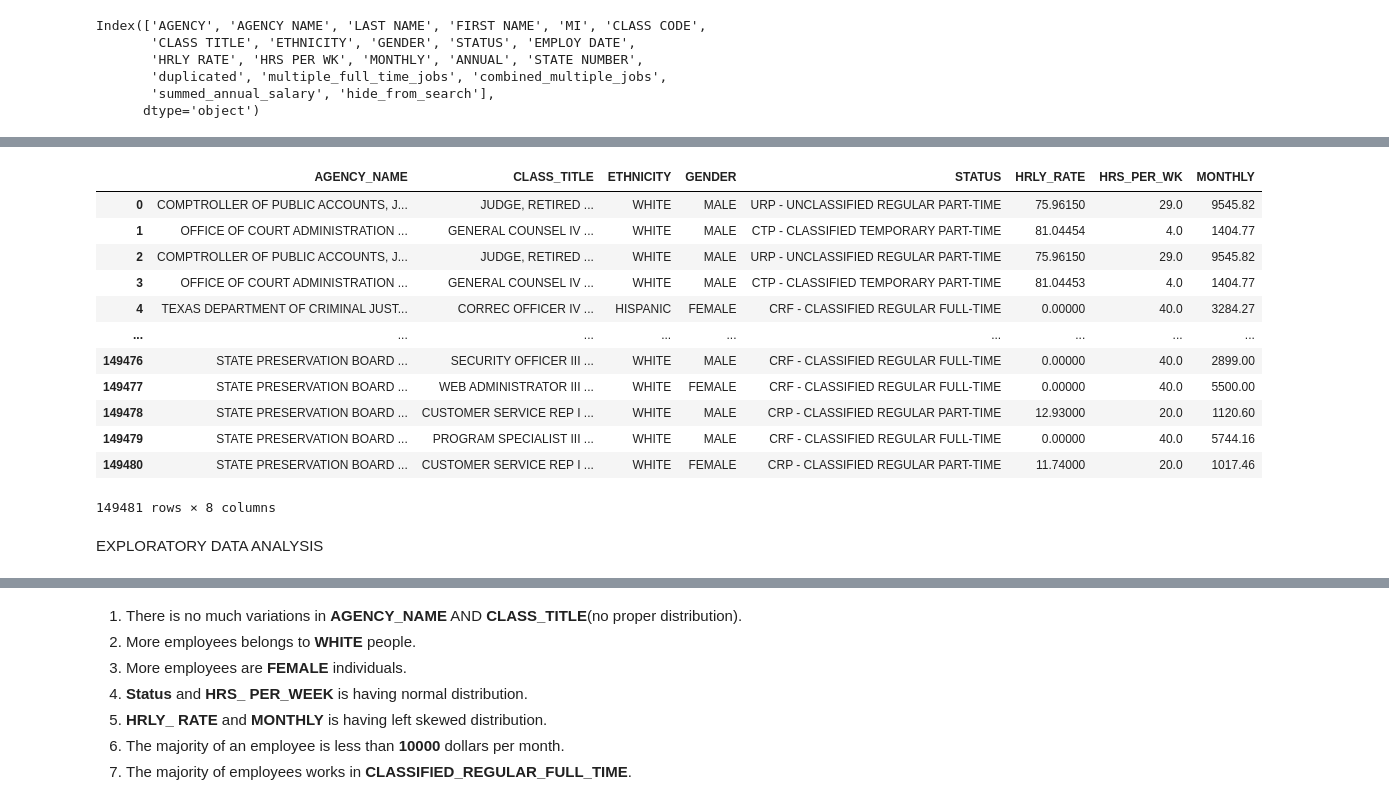
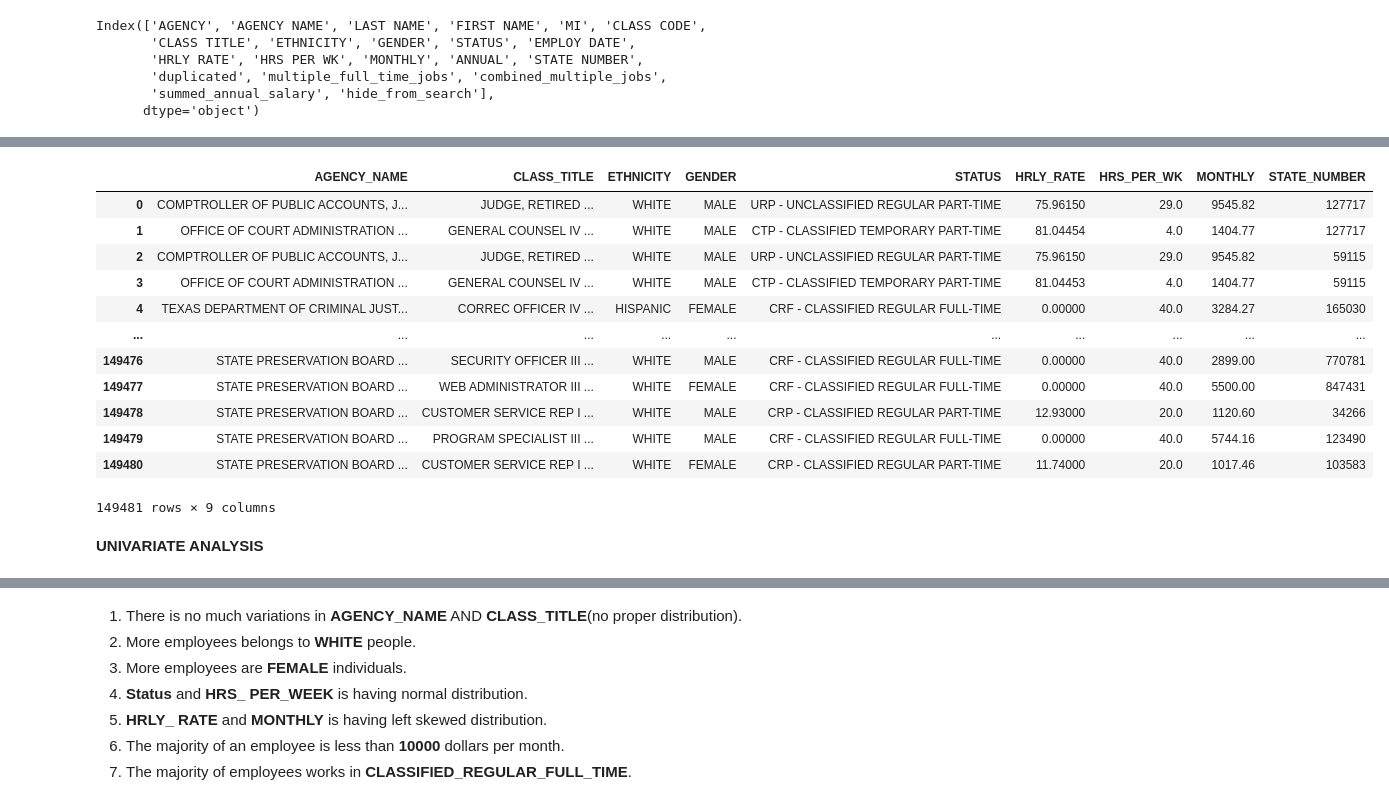
Before and after one commit to Navin7899/Texas-salary-prediction, a Jupyter notebook: Texas_Salary.ipynb, the cells around one changed output, grey strips where cells are left out. Drawn from its saved outputs; the diff is of its cells as text; code cells hidden in the pictures.

```diff
--- a/Texas_Salary.ipynb
+++ b/Texas_Salary.ipynb
@@ -9,5 +14,5 @@ import seaborn as sns
 # %%
-df=pd.read_csv('salary[1].csv')
+df=pd.read_csv('/content/drive/MyDrive/internship/salary.zip')
 # %%
 df
 # %% [output]
@@ -190,24 +207,27 @@ Index(['AGENCY', 'AGENCY NAME', 'LAST NAME', 'FIRST NAME', 'MI', 'CLASS CODE',
 # %%
 df.rename({'AGENCY NAME': 'AGENCY_NAME', 'CLASS CODE': 'CLASS_CODE','CLASS TITLE':'CLASS_TITLE','EMPLOY DATE':'EMPLOY_DATE','HRLY RATE':'HRLY_RATE','HRS PER WK':'HRS_PER_WK','STATE NUMBER':'STATE_NUMBER'}, axis=1,inplace=True)
 # %%
-new_data=df[['AGENCY_NAME','CLASS_TITLE','ETHNICITY','GENDER','STATUS','HRLY_RATE','HRS_PER_WK','MONTHLY']]
+
+new_data=df[['AGENCY_NAME','CLASS_TITLE','ETHNICITY','GENDER','STATUS','HRLY_RATE','HRS_PER_WK','MONTHLY','STATE_NUMBER']]
 new_data
 # %% [output]
-|  | AGENCY_NAME | CLASS_TITLE | ETHNICITY | GENDER | STATUS | HRLY_RATE | HRS_PER_WK | MONTHLY |
-| 0 | COMPTROLLER OF PUBLIC ACCOUNTS, J... | JUDGE, RETIRED ... | WHITE | MALE | URP - UNCLASSIFIED REGULAR PART-TIME | 75.96150 | 29.0 | 9545.82 |
-| 1 | OFFICE OF COURT ADMINISTRATION ... | GENERAL COUNSEL IV ... | WHITE | MALE | CTP - CLASSIFIED TEMPORARY PART-TIME | 81.04454 | 4.0 | 1404.77 |
-| 2 | COMPTROLLER OF PUBLIC ACCOUNTS, J... | JUDGE, RETIRED ... | WHITE | MALE | URP - UNCLASSIFIED REGULAR PART-TIME | 75.96150 | 29.0 | 9545.82 |
-| 3 | OFFICE OF COURT ADMINISTRATION ... | GENERAL COUNSEL IV ... | WHITE | MALE | CTP - CLASSIFIED TEMPORARY PART-TIME | 81.04453 | 4.0 | 1404.77 |
-| 4 | TEXAS DEPARTMENT OF CRIMINAL JUST... | CORREC OFFICER IV ... | HISPANIC | FEMALE | CRF - CLASSIFIED REGULAR FULL-TIME | 0.00000 | 40.0 | 3284.27 |
-| ... | ... | ... | ... | ... | ... | ... | ... | ... |
-| 149476 | STATE PRESERVATION BOARD ... | SECURITY OFFICER III ... | WHITE | MALE | CRF - CLASSIFIED REGULAR FULL-TIME | 0.00000 | 40.0 | 2899.00 |
-| 149477 | STATE PRESERVATION BOARD ... | WEB ADMINISTRATOR III ... | WHITE | FEMALE | CRF - CLASSIFIED REGULAR FULL-TIME | 0.00000 | 40.0 | 5500.00 |
-| 149478 | STATE PRESERVATION BOARD ... | CUSTOMER SERVICE REP I ... | WHITE | MALE | CRP - CLASSIFIED REGULAR PART-TIME | 12.93000 | 20.0 | 1120.60 |
-| 149479 | STATE PRESERVATION BOARD ... | PROGRAM SPECIALIST III ... | WHITE | MALE | CRF - CLASSIFIED REGULAR FULL-TIME | 0.00000 | 40.0 | 5744.16 |
-| 149480 | STATE PRESERVATION BOARD ... | CUSTOMER SERVICE REP I ... | WHITE | FEMALE | CRP - CLASSIFIED REGULAR PART-TIME | 11.74000 | 20.0 | 1017.46 |
+|  | AGENCY_NAME | CLASS_TITLE | ETHNICITY | GENDER | STATUS | HRLY_RATE | HRS_PER_WK | MONTHLY | STATE_NUMBER |
+| 0 | COMPTROLLER OF PUBLIC ACCOUNTS, J... | JUDGE, RETIRED ... | WHITE | MALE | URP - UNCLASSIFIED REGULAR PART-TIME | 75.96150 | 29.0 | 9545.82 | 127717 |
+| 1 | OFFICE OF COURT ADMINISTRATION ... | GENERAL COUNSEL IV ... | WHITE | MALE | CTP - CLASSIFIED TEMPORARY PART-TIME | 81.04454 | 4.0 | 1404.77 | 127717 |
+| 2 | COMPTROLLER OF PUBLIC ACCOUNTS, J... | JUDGE, RETIRED ... | WHITE | MALE | URP - UNCLASSIFIED REGULAR PART-TIME | 75.96150 | 29.0 | 9545.82 | 59115 |
+| 3 | OFFICE OF COURT ADMINISTRATION ... | GENERAL COUNSEL IV ... | WHITE | MALE | CTP - CLASSIFIED TEMPORARY PART-TIME | 81.04453 | 4.0 | 1404.77 | 59115 |
+| 4 | TEXAS DEPARTMENT OF CRIMINAL JUST... | CORREC OFFICER IV ... | HISPANIC | FEMALE | CRF - CLASSIFIED REGULAR FULL-TIME | 0.00000 | 40.0 | 3284.27 | 165030 |
+| ... | ... | ... | ... | ... | ... | ... | ... | ... | ... |
+| 149476 | STATE PRESERVATION BOARD ... | SECURITY OFFICER III ... | WHITE | MALE | CRF - CLASSIFIED REGULAR FULL-TIME | 0.00000 | 40.0 | 2899.00 | 770781 |
+| 149477 | STATE PRESERVATION BOARD ... | WEB ADMINISTRATOR III ... | WHITE | FEMALE | CRF - CLASSIFIED REGULAR FULL-TIME | 0.00000 | 40.0 | 5500.00 | 847431 |
+| 149478 | STATE PRESERVATION BOARD ... | CUSTOMER SERVICE REP I ... | WHITE | MALE | CRP - CLASSIFIED REGULAR PART-TIME | 12.93000 | 20.0 | 1120.60 | 34266 |
+| 149479 | STATE PRESERVATION BOARD ... | PROGRAM SPECIALIST III ... | WHITE | MALE | CRF - CLASSIFIED REGULAR FULL-TIME | 0.00000 | 40.0 | 5744.16 | 123490 |
+| 149480 | STATE PRESERVATION BOARD ... | CUSTOMER SERVICE REP I ... | WHITE | FEMALE | CRP - CLASSIFIED REGULAR PART-TIME | 11.74000 | 20.0 | 1017.46 | 103583 |
-149481 rows × 8 columns
+149481 rows × 9 columns
-# %% [markdown]
-EXPLORATORY DATA ANALYSIS
+# %% [markdown]
+
+
+**UNIVARIATE ANALYSIS**
 # %%
 for columns in new_data:
   sns.histplot(x=columns, data=new_data,kde=True)
```
Also changed, not shown: parts of 66 cells of this notebook.
